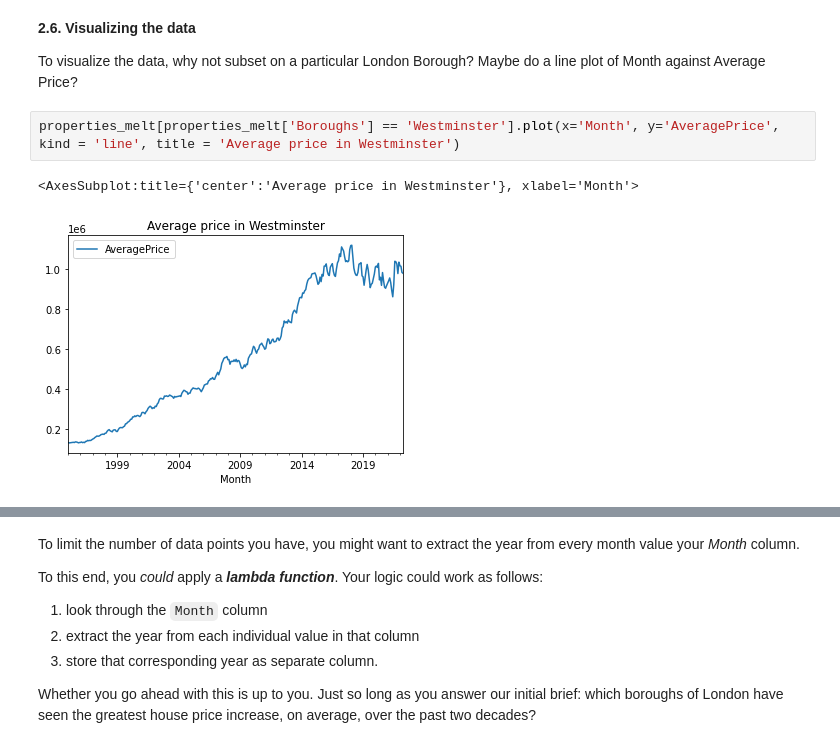
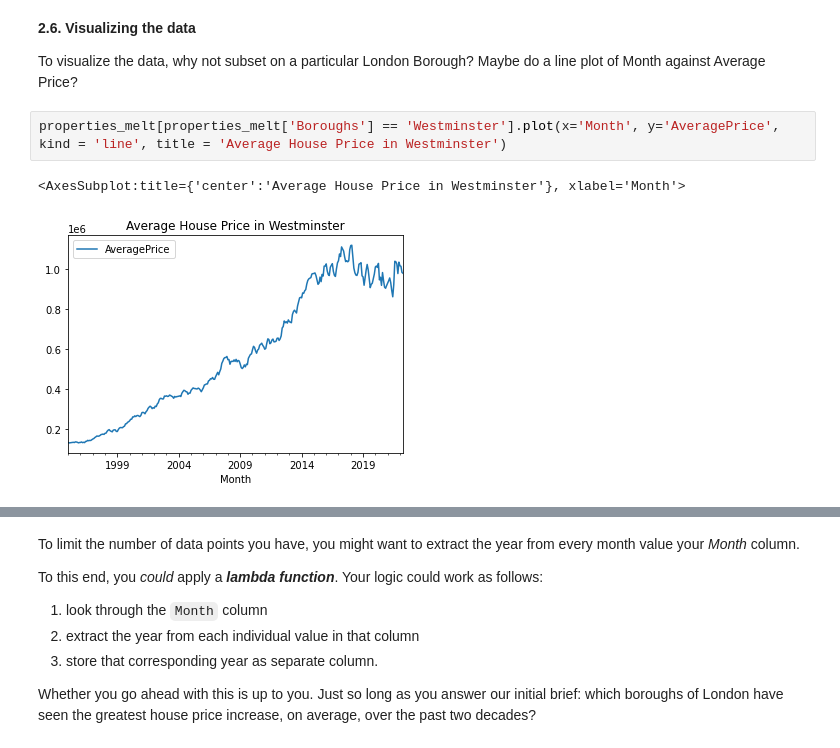
Before and after one commit to rikki731/springboard, a Jupyter notebook: Unit4Challenge-Tier3.ipynb, the cells around one changed output, grey strips where cells are left out. Drawn from its saved outputs; the diff is of its cells as text.

Commit message:
modify plots labels

```diff
--- a/Unit4Challenge-Tier3.ipynb
+++ b/Unit4Challenge-Tier3.ipynb
@@ -200,10 +200,10 @@ properties_melt = properties_melt[properties_melt['Boroughs'].isin(list_london_b
 
 To visualize the data, why not subset on a particular London Borough? Maybe do a line plot of Month against Average Price?
 # %%
-properties_melt[properties_melt['Boroughs'] == 'Westminster'].plot(x='Month', y='AveragePrice', kind = 'line', title = 'Average price in Westminster')
+properties_melt[properties_melt['Boroughs'] == 'Westminster'].plot(x='Month', y='AveragePrice', kind = 'line', title = 'Average House Price in Westminster')
 # %% [output]
-<AxesSubplot:title={'center':'Average price in Westminster'}, xlabel='Month'>
+<AxesSubplot:title={'center':'Average House Price in Westminster'}, xlabel='Month'>
-[figure, old version]
+[figure, new version]
 # %%
 fig, ax = plt.subplots(figsize = (16,16))
 for label, df in properties_melt.groupby('Boroughs'):
```
Also changed, not shown: parts of 2 cells of this notebook.
